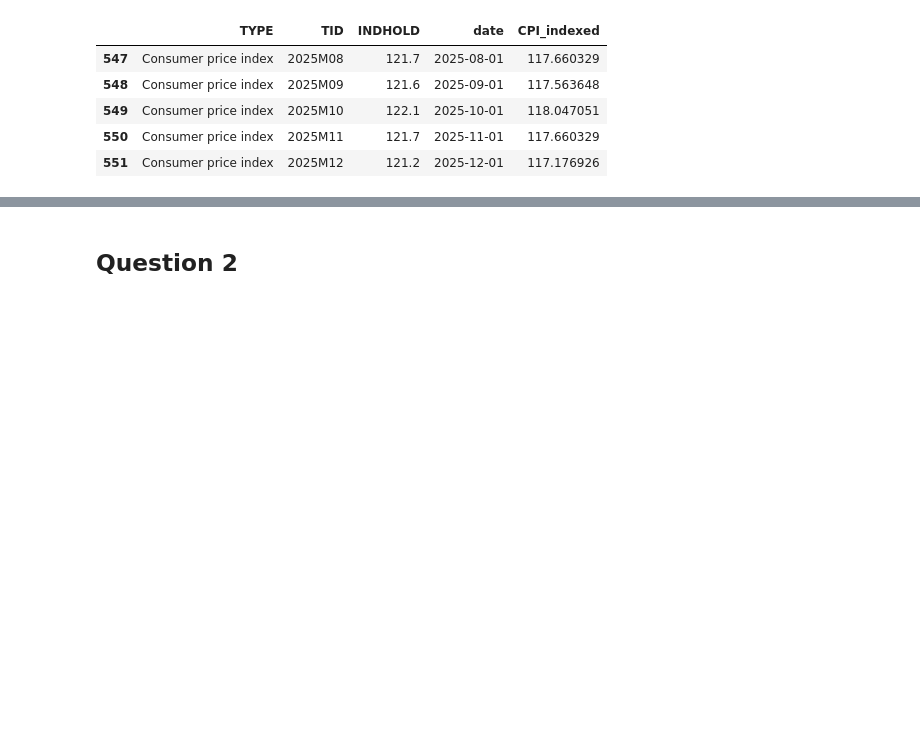
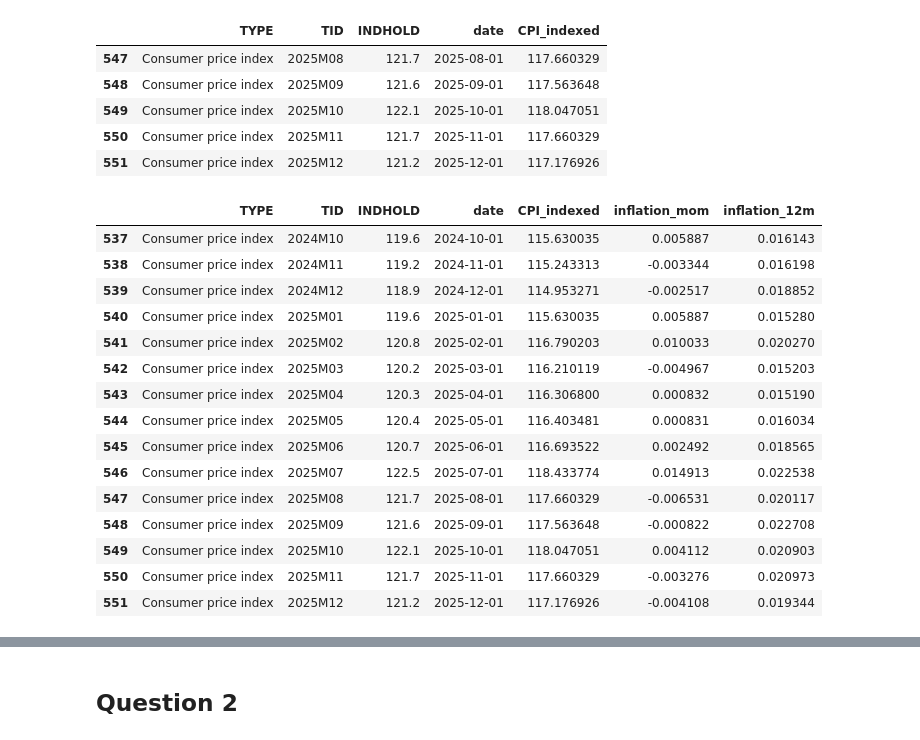
Before and after one commit to NumEconCopenhagen/projects-2025-jvb, a Jupyter notebook: 01_dataproject/dataproject.ipynb, the cells around one changed output, grey strips where cells are left out. Drawn from its saved outputs; the diff is of its cells as text; code cells hidden in the pictures; blank space fills up the shorter version.

```diff
--- a/01_dataproject/dataproject.ipynb
+++ b/01_dataproject/dataproject.ipynb
@@ -108,3 +108,25 @@ data.tail()
 | 549 | Consumer price index | 2025M10 | 122.1 | 2025-10-01 | 118.047051 |
 | 550 | Consumer price index | 2025M11 | 121.7 | 2025-11-01 | 117.660329 |
 | 551 | Consumer price index | 2025M12 | 121.2 | 2025-12-01 | 117.176926 |
+# %%
+data['inflation_mom'] = data['CPI_indexed'].pct_change(periods=1)
+data['inflation_12m'] = data['CPI_indexed'].pct_change(periods=12)
+
+data.tail(15)
+# %% [output]
+|  | TYPE | TID | INDHOLD | date | CPI_indexed | inflation_mom | inflation_12m |
+| 537 | Consumer price index | 2024M10 | 119.6 | 2024-10-01 | 115.630035 | 0.005887 | 0.016143 |
+| 538 | Consumer price index | 2024M11 | 119.2 | 2024-11-01 | 115.243313 | -0.003344 | 0.016198 |
+| 539 | Consumer price index | 2024M12 | 118.9 | 2024-12-01 | 114.953271 | -0.002517 | 0.018852 |
+| 540 | Consumer price index | 2025M01 | 119.6 | 2025-01-01 | 115.630035 | 0.005887 | 0.015280 |
+| 541 | Consumer price index | 2025M02 | 120.8 | 2025-02-01 | 116.790203 | 0.010033 | 0.020270 |
+| 542 | Consumer price index | 2025M03 | 120.2 | 2025-03-01 | 116.210119 | -0.004967 | 0.015203 |
+| 543 | Consumer price index | 2025M04 | 120.3 | 2025-04-01 | 116.306800 | 0.000832 | 0.015190 |
+| 544 | Consumer price index | 2025M05 | 120.4 | 2025-05-01 | 116.403481 | 0.000831 | 0.016034 |
+| 545 | Consumer price index | 2025M06 | 120.7 | 2025-06-01 | 116.693522 | 0.002492 | 0.018565 |
+| 546 | Consumer price index | 2025M07 | 122.5 | 2025-07-01 | 118.433774 | 0.014913 | 0.022538 |
+| 547 | Consumer price index | 2025M08 | 121.7 | 2025-08-01 | 117.660329 | -0.006531 | 0.020117 |
+| 548 | Consumer price index | 2025M09 | 121.6 | 2025-09-01 | 117.563648 | -0.000822 | 0.022708 |
+| 549 | Consumer price index | 2025M10 | 122.1 | 2025-10-01 | 118.047051 | 0.004112 | 0.020903 |
+| 550 | Consumer price index | 2025M11 | 121.7 | 2025-11-01 | 117.660329 | -0.003276 | 0.020973 |
+| 551 | Consumer price index | 2025M12 | 121.2 | 2025-12-01 | 117.176926 | -0.004108 | 0.019344 |
```
Also changed, not shown: parts of 1 cell of this notebook.
